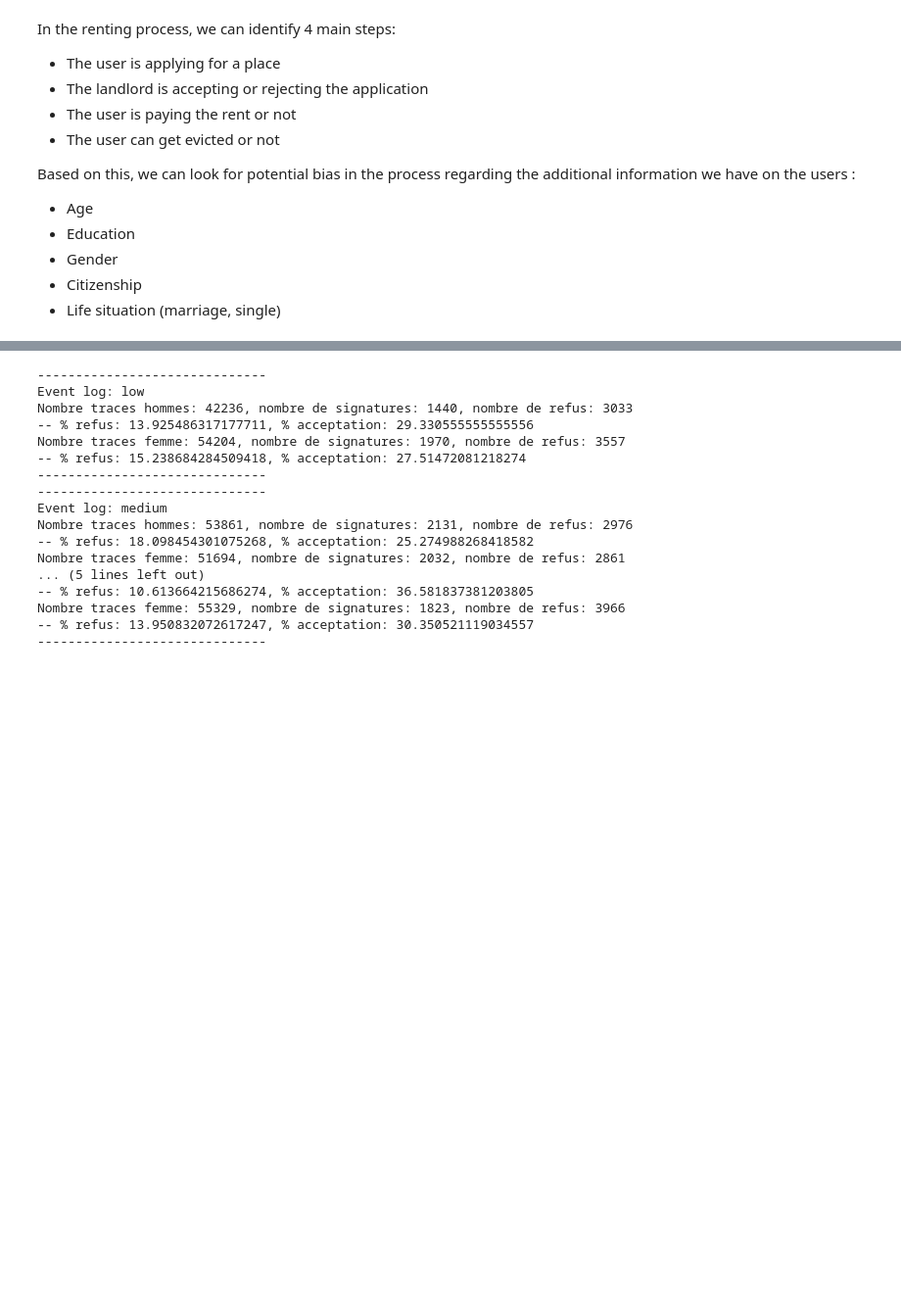
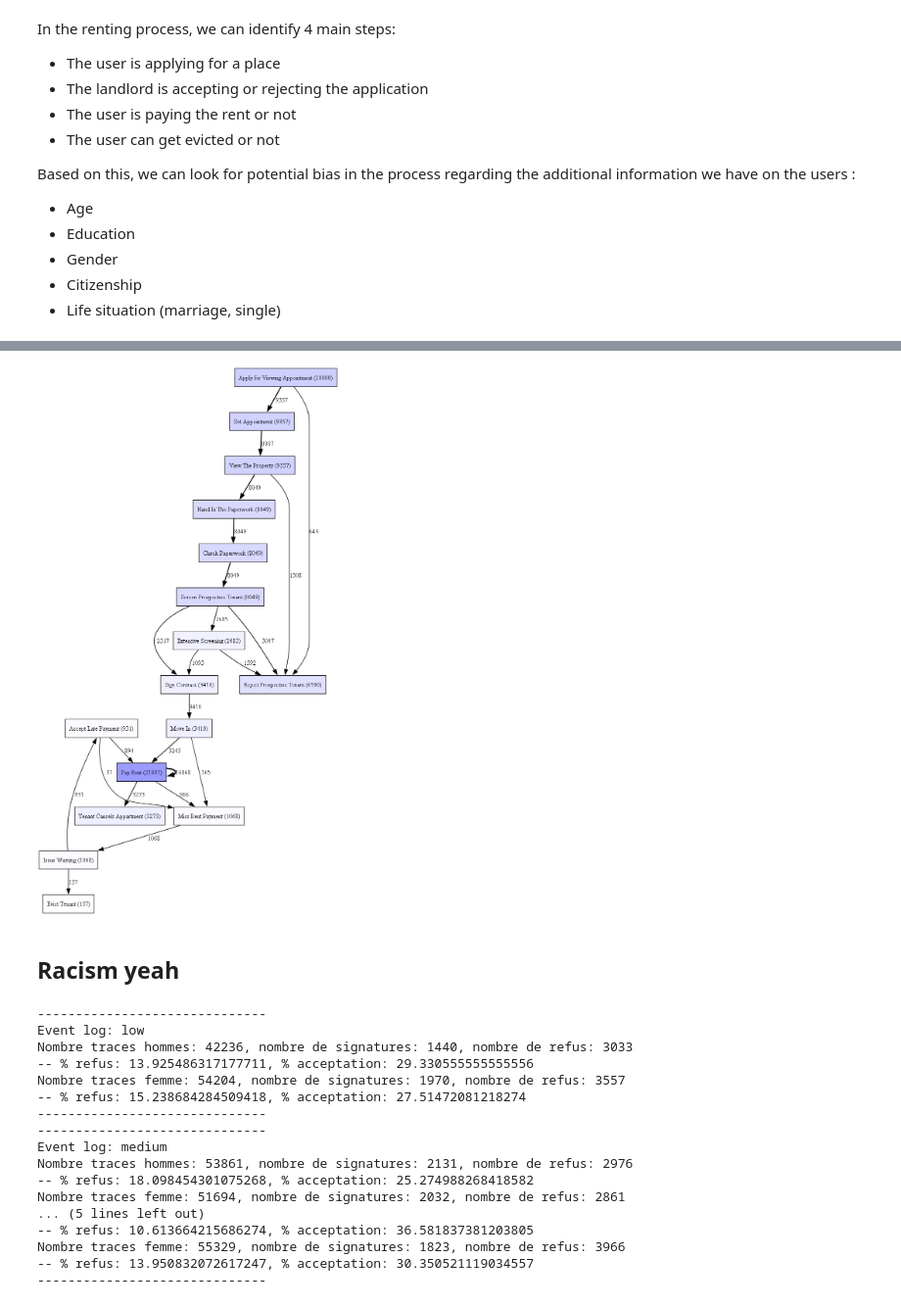
Before and after one commit to ItsaiKara/projet_process_mining, a Jupyter notebook: analysis.ipynb, the cells around one changed output, grey strips where cells are left out. Shown: that part at 98% size. Cells and saved outputs as stored; diff of their text form; code cells hidden in the pictures; blank space fills up the shorter version.

```diff
--- a/analysis.ipynb
+++ b/analysis.ipynb
@@ -218,3 +213,14 @@ pm4py.view_petri_net(net, initial_marking, final_marking)
+# %%
+from pm4py.algo.discovery.dfg import algorithm as dfg_discovery
+from pm4py.visualization.dfg import visualizer as dfg_visualization
+
+dfg = dfg_discovery.apply(log_low)
+gviz = dfg_visualization.apply(dfg, log=log_low, variant=dfg_visualization.Variants.FREQUENCY)
+dfg_visualization.view(gviz)
+# %% [output]
+[figure, added]
+# %% [markdown]
+## Racism yeah
 # %%
 def printSexism(log, logName):
     # split per "case:age"
```
Also changed, not shown: parts of 3 cells of this notebook, 2 other files.
